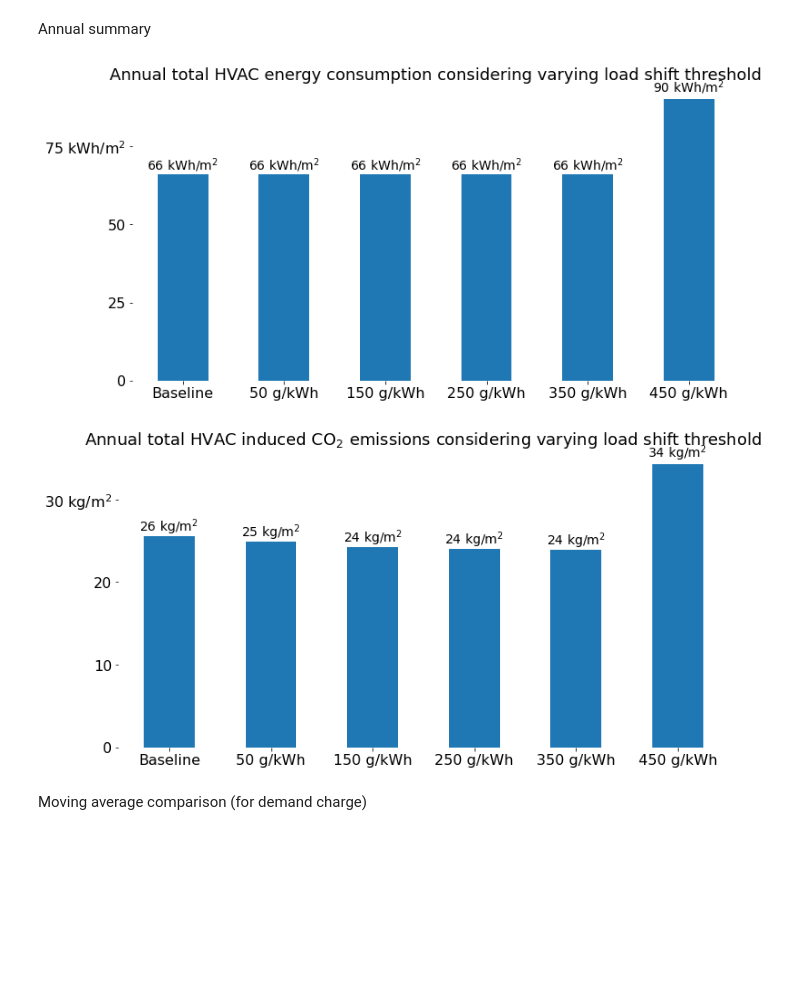
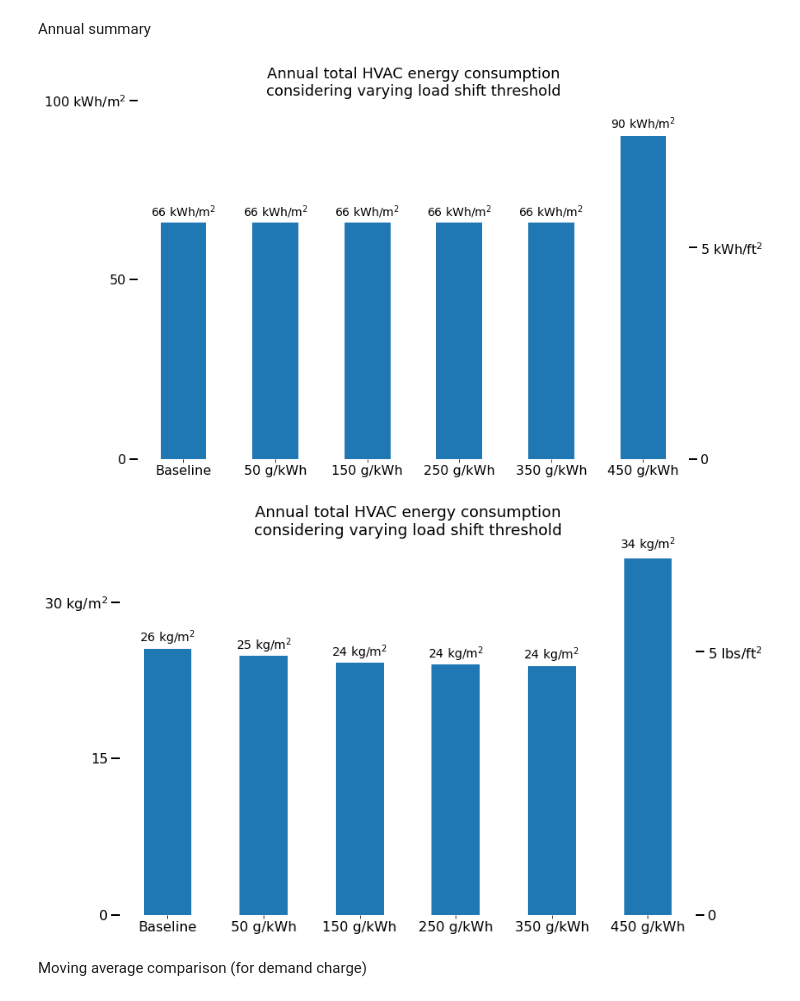
Before and after one commit to ZAY630/ls_sdh, a Jupyter notebook: analysis.ipynb, the cells around one changed output. Cells and saved outputs as stored; diff of their text form; code cells hidden in the pictures; blank space fills up the shorter version.

Commit message:
Updated bar plot with dual y axis (SI & IP) units

```diff
--- a/analysis.ipynb
+++ b/analysis.ipynb
@@ -729,21 +729,47 @@ Annual summary
 # %%
 base_energy = daily_sum['predicted_power'].sum() / A_m2
 total_energy = daily_power_shift.sum() / A_m2
 total_energy['Baseline'] = base_energy
 total_energy = total_energy.reindex(['Baseline', '50 g/kWh', '150 g/kWh', '250 g/kWh', '350 g/kWh', '450 g/kWh'])
-
-utils_plot.create_bar_plot(total_energy, total_energy.index, " kWh/m$^2$", "Annual total HVAC energy consumption considering varying load shift threshold", yrange=[0, 100, 25], annotation=True, figsize=(12, 6))
+total_energy = pd.DataFrame(total_energy)
+total_energy.reset_index(inplace=True)
+total_energy.columns = ['index', 'kWh_m2']
+total_energy['kWh_ft2'] = total_energy['kWh_m2'] * 0.092903
+total_energy.set_index('index', inplace=True)
+utils_plot.create_bar_plot(df=total_energy,
+                           columns='kWh_m2',
+                           unit=" kWh/m$^2$",
+                           plot_title="Annual total HVAC energy consumption\nconsidering varying load shift threshold",
+                           yrange=[0, 100, 50],
+                           annotation=True,
+                           dual_columns=['kWh_ft2'],
+                           dual_unit=' kWh/ft$^2$',
+                           figsize=(12, 8),
+                           conversion_factor=0.092903)
 # %% [output]
-[figure, old version]
+[figure, new version]
 # %%
 base_emissions = daily_sum['emissions'].sum() / A_m2
 total_emissions = daily_emissions_shift.sum() / A_m2
 total_emissions['Baseline'] = base_emissions
 total_emissions = total_emissions.reindex(['Baseline', '50 g/kWh', '150 g/kWh', '250 g/kWh', '350 g/kWh', '450 g/kWh'])
-
-utils_plot.create_bar_plot(total_emissions, total_emissions.index, " kg/m$^2$", "Annual total HVAC induced CO$_2$ emissions considering varying load shift threshold", yrange=[0, 35, 10], annotation=True, figsize=(12, 6))
+total_emissions = pd.DataFrame(total_emissions)
+total_emissions.reset_index(inplace=True)
+total_emissions.columns = ['index', 'kg_m2']
+total_emissions['lbs_ft2'] = total_emissions['kg_m2'] * 0.204816
+total_emissions.set_index('index', inplace=True)
+utils_plot.create_bar_plot(df=total_emissions,
+                           columns='kg_m2',
+                           unit=" kg/m$^2$",
+                           plot_title="Annual total HVAC energy consumption\nconsidering varying load shift threshold",
+                           yrange=[0, 40, 15],
+                           annotation=True,
+                           dual_columns=['lbs_ft2'],
+                           dual_unit=' lbs/ft$^2$',
+                           figsize=(12, 8),
+                           conversion_factor=0.204816)
 # %% [output]
-[figure, old version]
+[figure, new version]
 # %% [markdown]
 Moving average comparison (for demand charge)
 # %%
```
Also changed, not shown: parts of 8 cells of this notebook, 1 other file.
